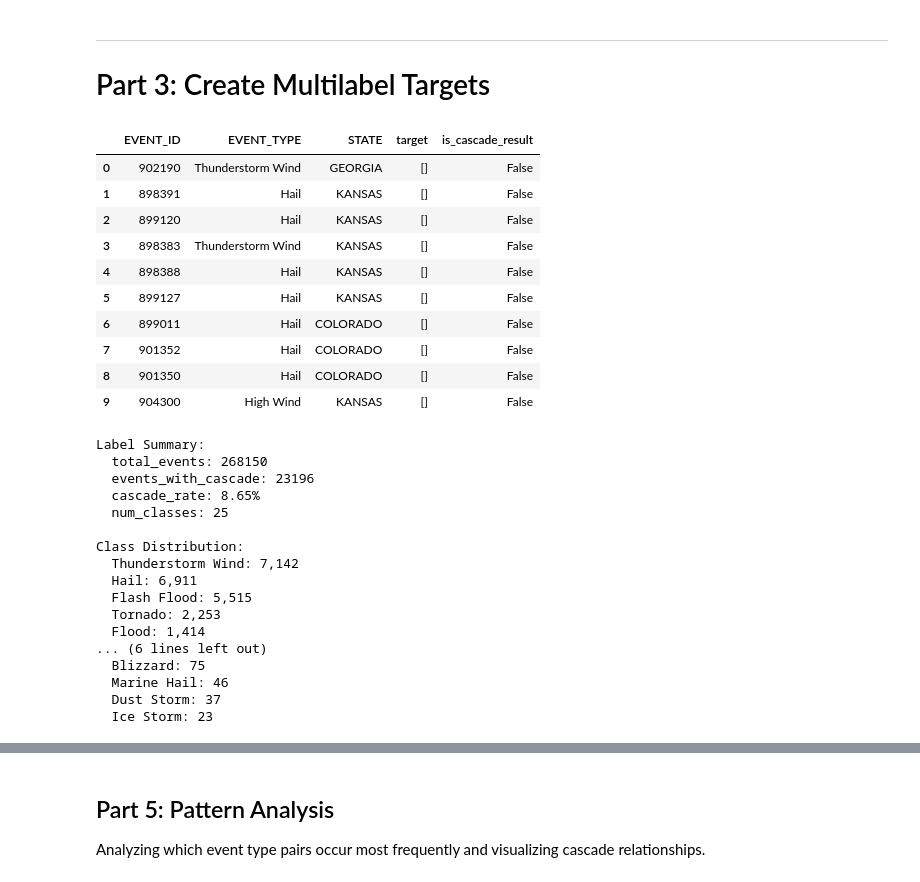
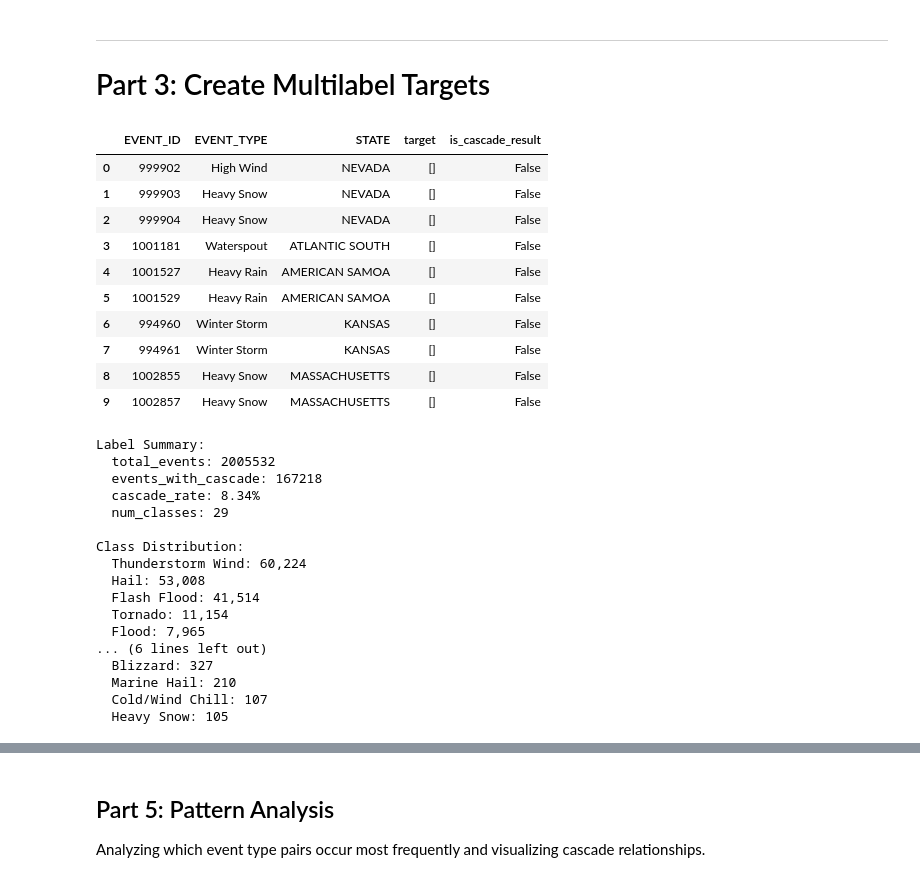
Before and after one commit to ml-girls/cascading-disaster-prediction, a Jupyter notebook: notebooks/01_cascade_eda.ipynb, the cells around one changed output, grey strips where cells are left out. Saved outputs shown, nothing was run; the diff lists cells and outputs as text; code cells hidden in the pictures.

```diff
--- a/notebooks/01_cascade_eda.ipynb
+++ b/notebooks/01_cascade_eda.ipynb
@@ -498,7 +498,7 @@ Total: 46 primary types, 158 causal pairs
 config = get_conservative_config()
 print(f"Config: {config}")
 
-cascades = identify_cascades(df, config=config, verbose=True)
+cascades = identify_cascades(final_df, config=config, verbose=True)
 cascade_df = cascades_to_dataframe(cascades)
 # %% [output]
 Config: CascadeConfig(temporal_window_days=7, spatial_proximity=<SpatialProximity.SAME_COUNTY: 'same_county'>, distance_threshold_km=50.0, require_same_episode=True, require_different_event_types=True ...
@@ -595,23 +595,23 @@ Mean: 3.7h
 # %%
 from src.labeling import create_cascade_labels, get_label_summary, get_all_classes, to_binary_matrix
 
 # Create multilabel targets
-df_labeled = create_cascade_labels(df, cascades)
+df_labeled = create_cascade_labels(final_df, cascades)
 
 # What does the labeled dataframe look like?
 df_labeled[['EVENT_ID', 'EVENT_TYPE', 'STATE', 'target', 'is_cascade_result']].head(10)
 # %% [output]
 |  | EVENT_ID | EVENT_TYPE | STATE | target | is_cascade_result |
-| 0 | 902190 | Thunderstorm Wind | GEORGIA | [] | False |
-| 1 | 898391 | Hail | KANSAS | [] | False |
-| 2 | 899120 | Hail | KANSAS | [] | False |
-| 3 | 898383 | Thunderstorm Wind | KANSAS | [] | False |
-| 4 | 898388 | Hail | KANSAS | [] | False |
-| 5 | 899127 | Hail | KANSAS | [] | False |
-| 6 | 899011 | Hail | COLORADO | [] | False |
-| 7 | 901352 | Hail | COLORADO | [] | False |
-| 8 | 901350 | Hail | COLORADO | [] | False |
-| 9 | 904300 | High Wind | KANSAS | [] | False |
+| 0 | 999902 | High Wind | NEVADA | [] | False |
+| 1 | 999903 | Heavy Snow | NEVADA | [] | False |
+| 2 | 999904 | Heavy Snow | NEVADA | [] | False |
+| 3 | 1001181 | Waterspout | ATLANTIC SOUTH | [] | False |
+| 4 | 1001527 | Heavy Rain | AMERICAN SAMOA | [] | False |
+| 5 | 1001529 | Heavy Rain | AMERICAN SAMOA | [] | False |
+| 6 | 994960 | Winter Storm | KANSAS | [] | False |
+| 7 | 994961 | Winter Storm | KANSAS | [] | False |
+| 8 | 1002855 | Heavy Snow | MASSACHUSETTS | [] | False |
+| 9 | 1002857 | Heavy Snow | MASSACHUSETTS | [] | False |
 # %%
 # Summary
 summary = get_label_summary(df_labeled)
@@ -625,22 +625,22 @@ for cls, count in list(summary['class_counts'].items())[:15]:
     print(f"  {cls}: {count:,}")
 # %% [output]
 Label Summary:
-  total_events: 268150
-  events_with_cascade: 23196
-  cascade_rate: 8.65%
-  num_classes: 25
+  total_events: 2005532
+  events_with_cascade: 167218
+  cascade_rate: 8.34%
+  num_classes: 29
 
 Class Distribution:
-  Thunderstorm Wind: 7,142
-  Hail: 6,911
-  Flash Flood: 5,515
-  Tornado: 2,253
-  Flood: 1,414
+  Thunderstorm Wind: 60,224
+  Hail: 53,008
+  Flash Flood: 41,514
+  Tornado: 11,154
+  Flood: 7,965
 ... (6 lines left out)
-  Blizzard: 75
-  Marine Hail: 46
-  Dust Storm: 37
-  Ice Storm: 23
+  Blizzard: 327
+  Marine Hail: 210
+  Cold/Wind Chill: 107
+  Heavy Snow: 105
 # %%
 # Sample events with cascades
 with_cascades = df_labeled[df_labeled['target'].apply(len) > 0]
```
Also changed, not shown: parts of 10 cells of this notebook.
